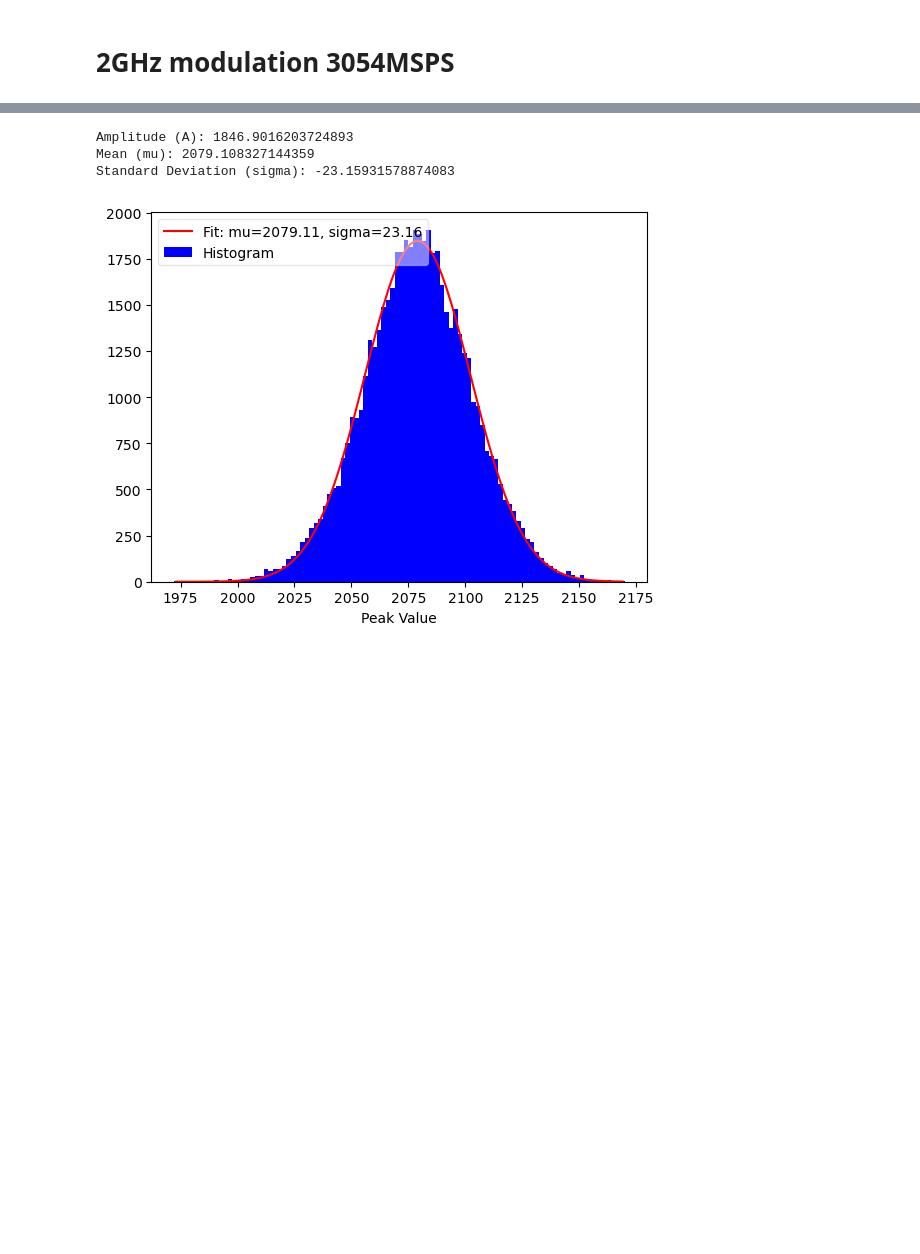
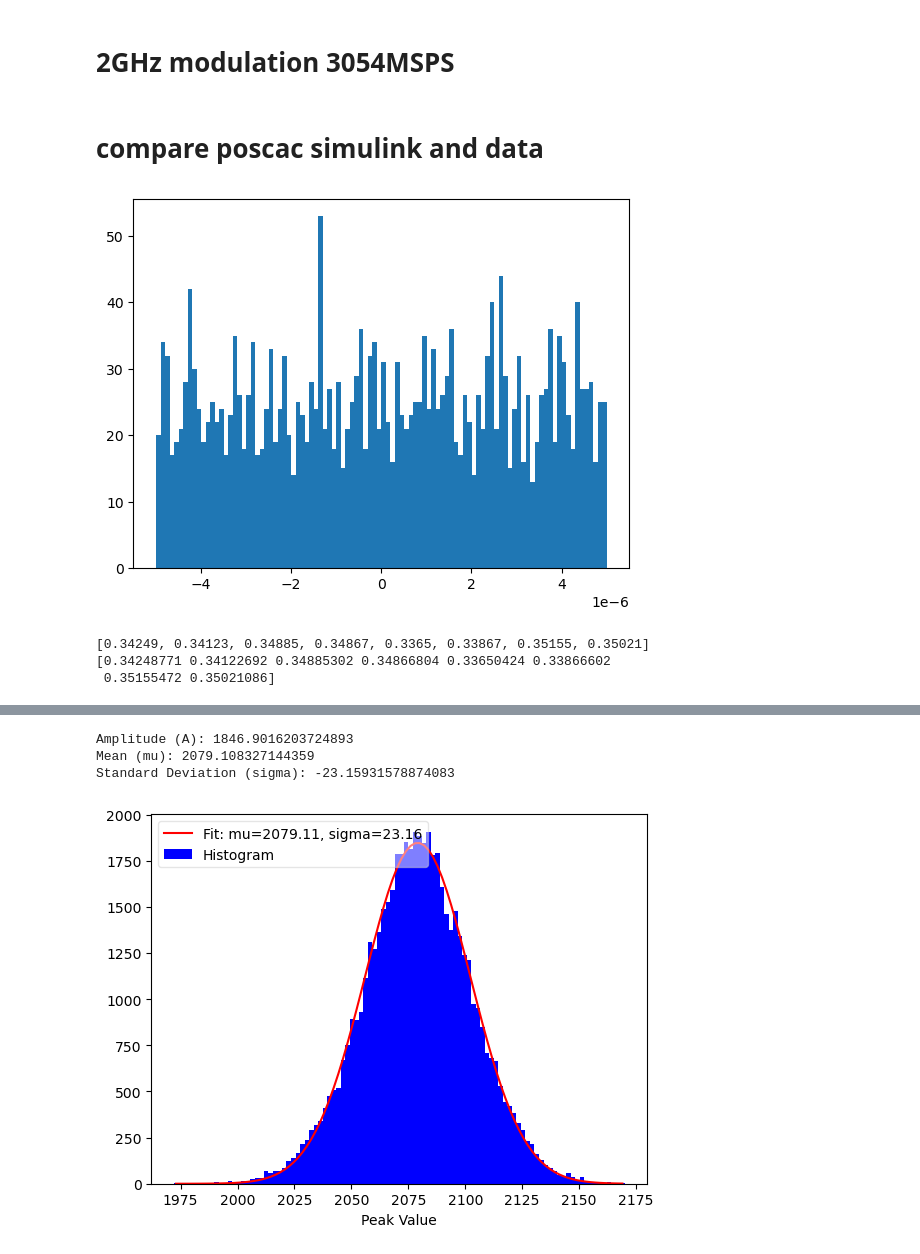
Before and after one commit to slaclab/kek-bpm-rfsoc-dev, a Jupyter notebook: software/notebooks/peaksearch.ipynb, the cells around one changed output, grey strips where cells are left out. Saved outputs shown, nothing was run; the diff lists cells and outputs as text; code cells hidden in the pictures; blank space fills up the shorter version.

Commit message:
add Position_calculation simulink

```diff
--- a/software/notebooks/peaksearch.ipynb
+++ b/software/notebooks/peaksearch.ipynb
@@ -42,3 +42,43 @@ def makehist(ch,string,bin,A,mu):
 
     # プロットを表示
     plt.show()
+# %% [markdown]
+# compare poscac simulink and data
+# %%
+a=peak[0]['15000'][0]
+b=peak[0]['10000'][0]
+c=peak[0]['5000'][0]
+d=peak[0]['20000'][0]
+# %%
+with open('../data/simdata_poscalc.csv','w') as file:
+    for row in zip(a,b,c,d):
+        file.write(','.join(map(str,row))+'\n')
+# %%
+with open('out_x.csv','r') as file:
+    reader=csv.reader(file)
+    data=[float(row[0]) for row in reader]
+# %%
+h=(a-b-c+d)/(a+b+c+d)
+v=(a+b-c-d)/(a+b+c+d)
+
+coeffX=[-1.92E-07,9.17E-01,-3.51E-16, 9.73E-10, -6.18E-12,-2.74E-11,1.30E-04,-7.72E-19,-3.81E-04,2.18E-18]
+coeffY=[9.41E-08,3.49E-16,9.45E-01,1.52E-09,1.22E-12,-1.53E-09,-3.34E-18,-3.56E-04,2.41E-18,1.32E-04]
+
+x = coeffX[0] + \
+coeffX[1] * h    + coeffX[2] * v + \
+coeffX[3] * h**2 + coeffX[4] * h * v + coeffX[5] * v**2
+y = coeffY[0] + \
+coeffY[1] * h    + coeffY[2] * v + \
+coeffY[3] * h**2 + coeffY[4] * h * v + coeffY[5] * v**2
+# %%
+plt.hist(np.array(data[7:])-x[3:len(data)-4],bins=100)
+plt.show()
+# %% [output]
+[figure, added]
+# %%
+print(data[7:15])
+print(x[3:11])
+# %% [output]
+[0.34249, 0.34123, 0.34885, 0.34867, 0.3365, 0.33867, 0.35155, 0.35021]
+[0.34248771 0.34122692 0.34885302 0.34866804 0.33650424 0.33866602
+ 0.35155472 0.35021086]
```
Also changed, not shown: parts of 4 cells of this notebook, 12 other files.
